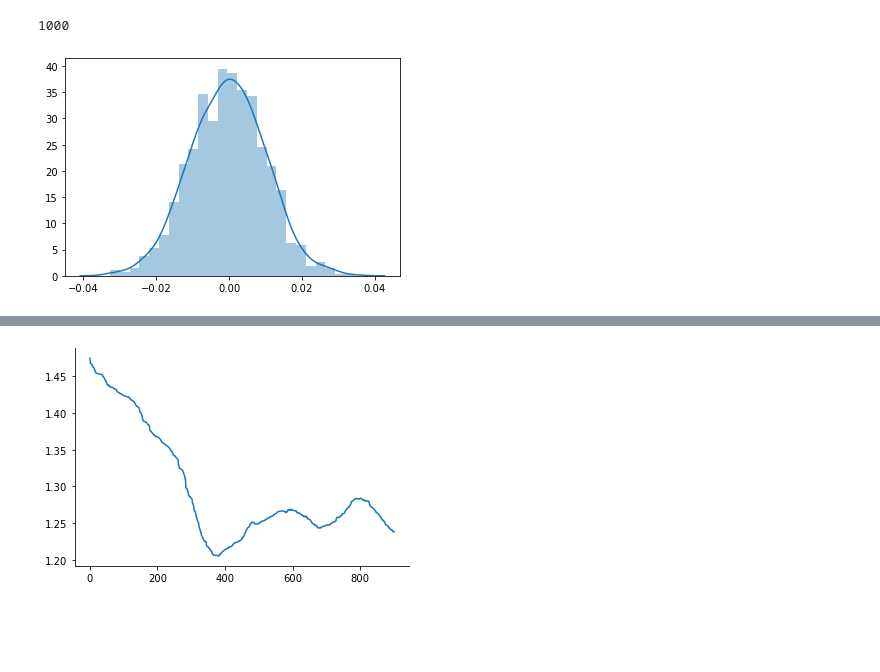
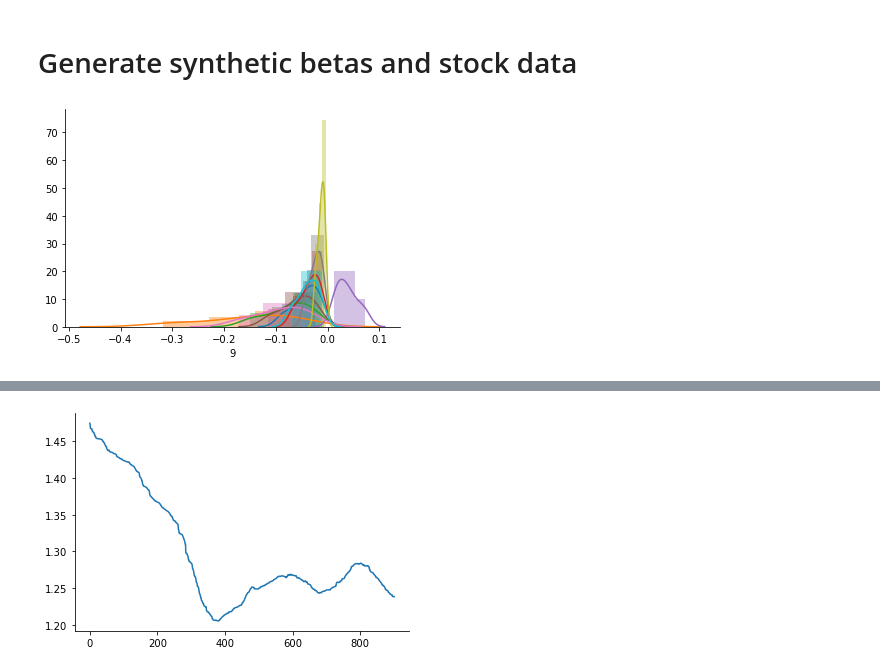
Before and after one commit to fredzett/rmqa, a Jupyter notebook: Untitled.ipynb, the cells around one changed output, grey strips where cells are left out. Saved outputs shown, nothing was run; the diff lists cells and outputs as text; code cells hidden in the pictures; blank space fills up the shorter version.

```diff
--- a/Untitled.ipynb
+++ b/Untitled.ipynb
@@ -80,6 +65,0 @@ plot_boxplot(rm*40)
-# %%
-sns.set_style("white")
-
-b = generate_betas(n=10)
-b.columns = list(string.ascii_letters[:10])
-plot_boxplot(b)
@@ -99,3 +65,0 @@ sns.despine()
-# %%
-beta = 1.5 * (1+ np.random.normal(scale=0.005,size=n-1)).cumprod()
-plt.plot(beta)
@@ -127,8 +65,0 @@ sns.distplot(a=ret["Stock_2"],kde=True);
-# %%
-n = 1001
-index = generate_stock(10000,n,std=0.01)
-rm = index[1:] / index[:-1] -1
-sns.distplot(rm); len(rm)
-# %% [output]
-1000
-[figure, removed]
@@ -137,2 +66,19 @@ ri = beta * rm
+# %% [markdown]
+# Generate synthetic betas and stock data
+# %%
+n = 1001
+market = generate_stock(10000,n, std=0.05)
+rm = calc_return(market)
+betas = generate_betas(length=1000)
+# %%
+stocks = {}
+for name, beta in betas.iteritems():
+    stocks[name] = beta * rm
+df = pd.DataFrame(stocks)
+# %%
+for i in range(df.shape[1]):
+    plot_hist(df.iloc[i])
+# %% [output]
+[figure, added]
 # %%
 import statsmodels.formula.api as smf
```
Also changed, not shown: parts of 25 cells of this notebook, 2 other files.
